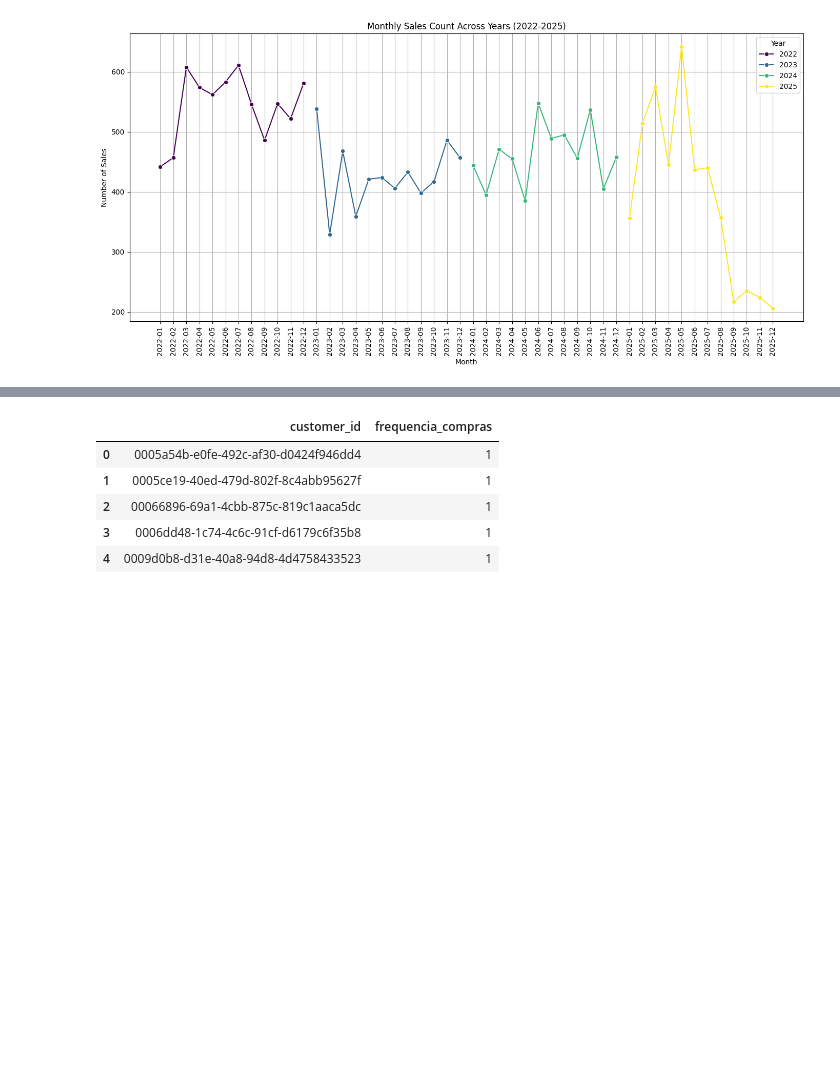
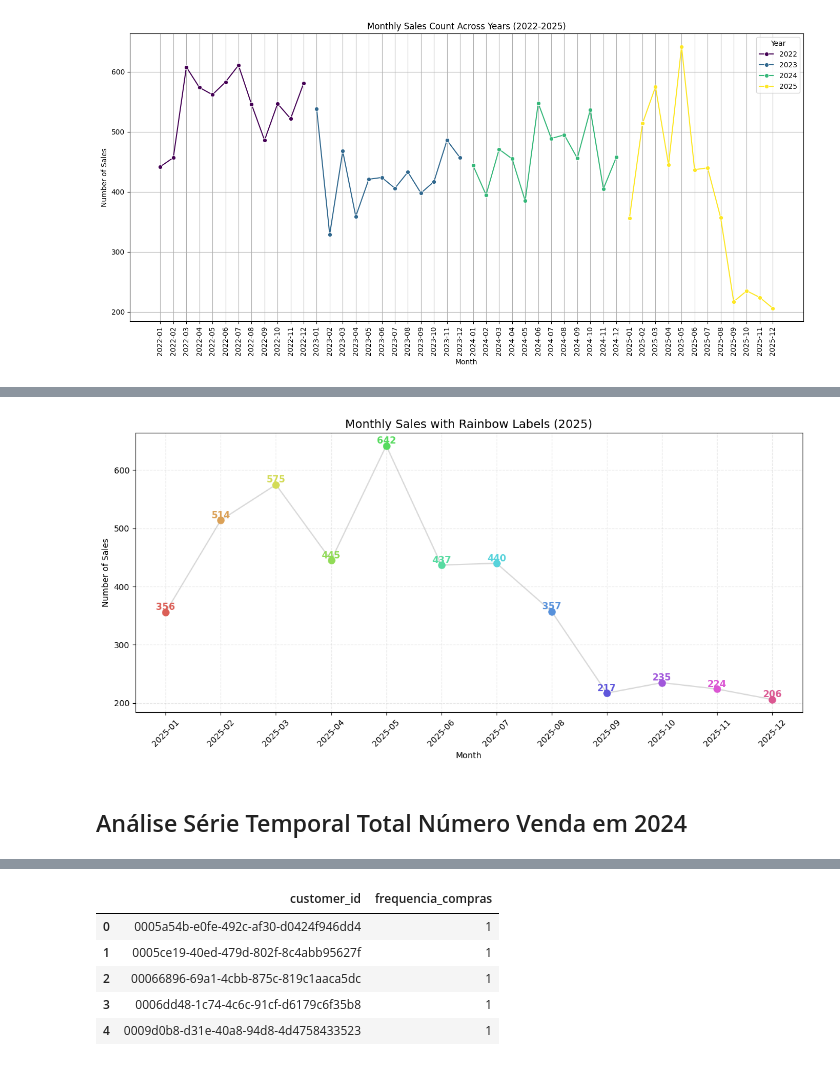
Before and after one commit to luuizfr/PE_Sistema_Automotivo, a Jupyter notebook: PE_Sistema_Automotivo.ipynb, the cells around one changed output, grey strips where cells are left out. Cells and saved outputs as stored; diff of their text form; code cells hidden in the pictures; blank space fills up the shorter version.

```diff
--- a/PE_Sistema_Automotivo.ipynb
+++ b/PE_Sistema_Automotivo.ipynb
@@ -376,0 +440,8 @@ plt.show()
+# %%
+# Como estamos trabalhando com predição de vendas e periodicidade, coluna (sale_date) está como {object}.
+
+# Para usar Séries Temporais, precisamos coverter para {datetime}
+
+# Tratar Dtype Converter formato de data
+
+sales_df['sale_date'] = pd.to_datetime(sales_df['sale_date'], format='mixed', errors='coerce')
@@ -376,0 +486,10 @@ plt.show()
+# %%
+# Calcular 2025 Número Total de Venda por Mês
+
+sales_2025 = sales_df[sales_df['sale_date'].dt.year == 2025].copy()
+
+sales_2025_monthly_count = sales_2025.groupby(sales_2025['sale_date'].dt.to_period('M'))['sale_id'].count().reset_index()
+sales_2025_monthly_count['sale_date'] = sales_2025_monthly_count['sale_date'].dt.strftime('%Y-%m')
+sales_2025_monthly_count.rename(columns={'sale_id': 'sale_count', 'sale_date': 'month'}, inplace=True)
+
+sales_2025_monthly_count
@@ -376,0 +510,44 @@ plt.show()
+# %%
+#import seaborn as sns
+#import matplotlib.pyplot as plt
+
+plt.figure(figsize=(12, 6))
+
+# 1. 生成彩虹色調色盤，數量等於數據的月份數
+n_months = len(sales_2025_monthly_count)
+palette = sns.color_palette("hls", n_months) # "hls" 是標準的彩虹色空間
+
+# 繪製基礎折線圖
+ax = sns.lineplot(data=sales_2025_monthly_count, x='month', y='sale_count', marker='o', color='gray', alpha=0.3)
+
+# 2. 遍歷每個點，分別設定顏色
+for i in range(n_months):
+    current_val = sales_2025_monthly_count['sale_count'].iloc[i]
+    current_color = palette[i]
+
+    # 畫出彩色的點 (覆蓋掉原本灰色的點，讓顏色更跳)
+    plt.plot(i, current_val, marker='o', color=current_color, markersize=8)
+
+    # 畫出彩色的數值標籤
+    plt.text(
+        x = i,
+        y = current_val + 0.5,
+        s = f"{int(current_val)}",
+        color = current_color, # 這裡使用彩虹色
+        va = 'bottom',
+        ha = 'center',
+        fontsize = 11,
+        fontweight = 'bold'
+    )
+
+plt.title('Monthly Sales with Rainbow Labels (2025)', fontsize=14)
+plt.xlabel('Month')
+plt.ylabel('Number of Sales')
+plt.xticks(rotation=45)
+plt.grid(True, linestyle='--', alpha=0.3)
+plt.tight_layout()
+plt.show()
+# %% [output]
+[figure, added]
+# %% [markdown]
+## Análise Série Temporal Total Número Venda em 2024
```
Also changed, not shown: parts of 29 cells of this notebook.
